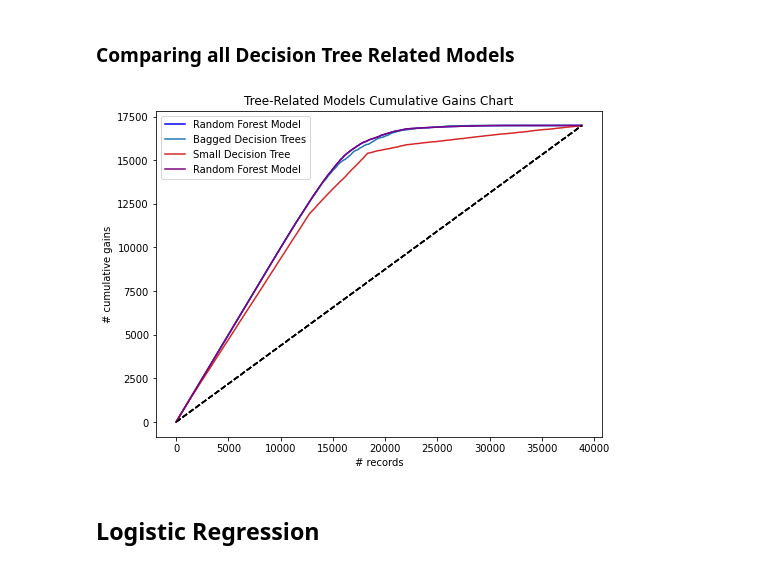
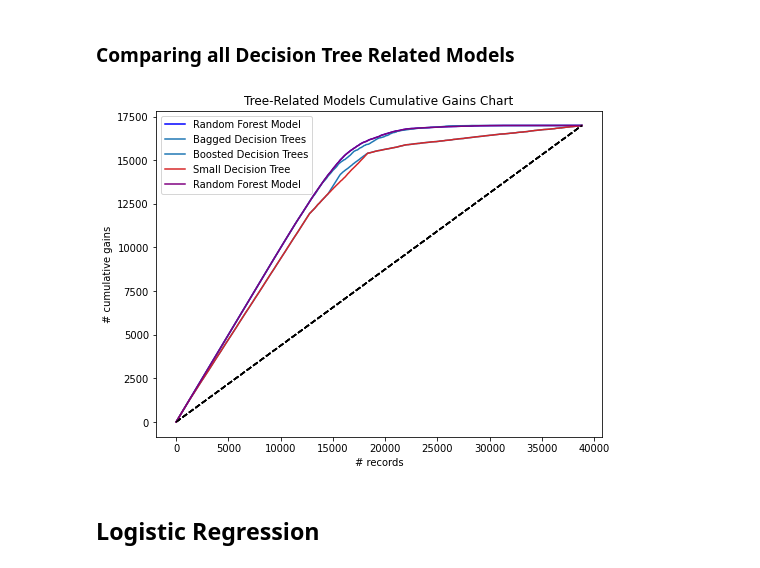
Before and after one commit to nlee98/ADS-505-Business-Analytics, a Jupyter notebook: ADS_505_Final_Project.ipynb, the cells around one changed output. Saved outputs shown, nothing was run; the diff lists cells and outputs as text; code cells hidden in the pictures.

```diff
--- a/ADS_505_Final_Project.ipynb
+++ b/ADS_505_Final_Project.ipynb
@@ -896,9 +883,11 @@ References
 _sklearn.tree.DecisionTreeClassifier_. scikit. (n.d.). Retrieved from https://scikit-learn.org/stable/modules/generated/sklearn.tree.DecisionTreeClassifier.html
 # %%
 # Parameters set to avoid overfitting
-bagging2 = BaggingClassifier(DecisionTreeClassifier(max_depth = 5, min_samples_split = 20,
-                                                    min_impurity_decrease = 0.01, random_state = 1),
-                             n_estimators = 100, random_state = 1)
+bagging2 = BaggingClassifier(
+    DecisionTreeClassifier(
+      max_depth = 5, min_samples_split = 20,
+      min_impurity_decrease = 0.01, random_state = 1),
+    n_estimators = 100, random_state = 1)
 bagging2.fit(x_train_scaled, y_train)
 
 classes = sorted(y_data.unique())
@@ -968,9 +957,11 @@ Actual     0     1
 The boosted tree also shows signs of overfitting issues.
 # %%
 # Parameters set to avoid overfitting
-boost2 = AdaBoostClassifier(DecisionTreeClassifier(max_depth = 5, min_samples_split = 20,
-                                                   min_impurity_decrease = 0.01, random_state = 1),
-                            n_estimators = 100, random_state = 1)
+boost2 = AdaBoostClassifier(
+    DecisionTreeClassifier(
+        max_depth = 5, min_samples_split = 20,
+        min_impurity_decrease = 0.01, random_state = 1),
+    n_estimators = 100, random_state = 1)
 boost2.fit(x_train_scaled, y_train)
 
 # Training confusion matrix
@@ -1080,21 +1071,23 @@ plt.show()
 # %% [markdown]
 ### Comparing all Decision Tree Related Models
 # %%
-# Comparing Bagging Tree and Boosting Tree gains chart
+# Comparing Various Tree-Related Models
 fig, ax = plt.subplots(figsize = (8,6))
 gainsChart(RF1["Actual"], label = "Random Forest Model",
            color = "blue", ax = ax)
-gainsChart(boost2_results["Actual"], label = "Bagged Decision Trees",
+gainsChart(bagging2_results["Actual"], label = "Bagged Decision Trees",
+           ax = ax)
+gainsChart(boost2_results["Actual"], label = "Boosted Decision Trees",
            ax = ax)
 gainsChart(DT1.actual, label = "Small Decision Tree",
            color = "C3", ax = ax)
 gainsChart(RF1["Actual"], label = "Random Forest Model",
            color = "purple", ax = ax)
 plt.title('Tree-Related Models Cumulative Gains Chart')
 plt.legend()
 plt.show()
 # %% [output]
-[figure, old version]
+[figure, new version]
 # %% [markdown]
 ## Logistic Regression ##
 # %%
```
Also changed, not shown: parts of 3 cells of this notebook.
